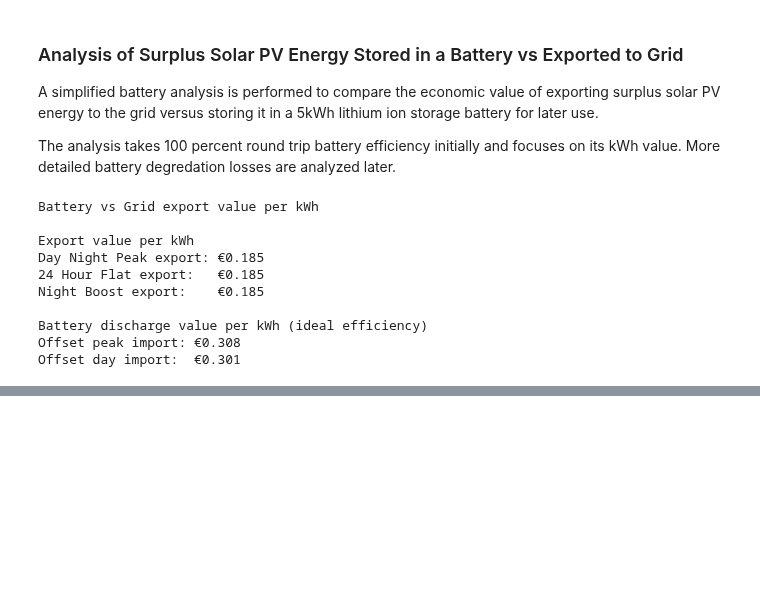
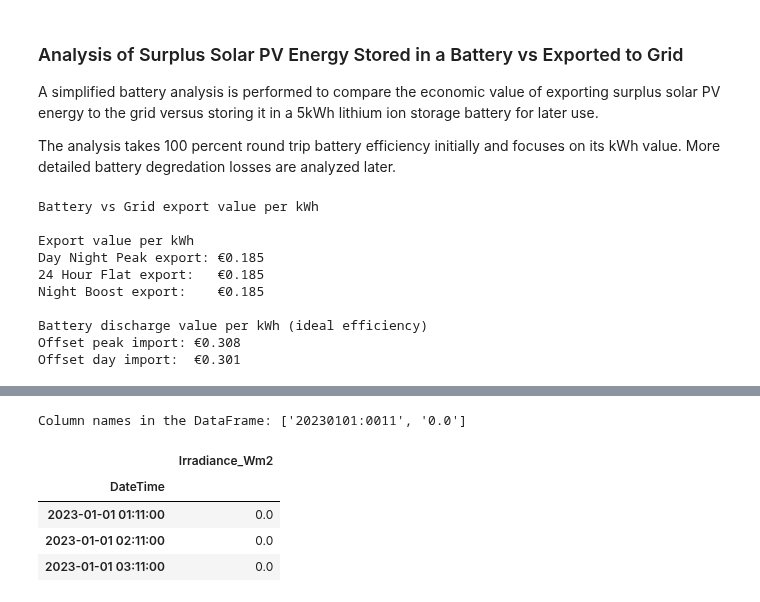
Before and after one commit to p-sav/PFDA, a Jupyter notebook: Project/Energy_analysis.ipynb, the cells around one changed output, grey strips where cells are left out. Saved outputs shown, nothing was run; the diff lists cells and outputs as text; code cells hidden in the pictures; blank space fills up the shorter version.

```diff
--- a/Project/Energy_analysis.ipynb
+++ b/Project/Energy_analysis.ipynb
@@ -867,0 +876,50 @@ Monthly surplus PV export values are disaggregated into daily values using measu
+# %%
+import pandas as pd
+
+# Path to local PVGIS CSV file
+pvgis_file_path = r"C:\Users\CAD-PC\Desktop\GitHub - Cloned Repository\PFDA\Project\pvgis_timeseries_data.csv"
+
+# Read PVGIS CSV
+df_pvgis = pd.read_csv(
+    pvgis_file_path,
+    skiprows=9,          # Skip metadata rows so header is read correctly
+    sep=",",             # Explicit separator
+    engine="python"      # More tolerant CSV parser
+)
+
+# Keep only the expected data columns
+df_pvgis = df_pvgis.iloc[:, [0, 1]]  # Select the first two columns based on their positions
+
+# Rename columns to clearer names
+# Inspect the actual column names in the DataFrame
+print("Column names in the DataFrame:", df_pvgis.columns.tolist())
+
+# Rename columns based on the actual column names
+df_pvgis = df_pvgis.rename(columns={
+    df_pvgis.columns[0]: 'DateTime',  # Rename the first column to 'DateTime'
+    df_pvgis.columns[1]: 'Irradiance_Wm2'  # Rename the second column to 'Irradiance_Wm2'
+})
+
+# Convert DateTime column to pandas datetime
+# PVGIS format: YYYYMMDD:HHMM
+df_pvgis['DateTime'] = pd.to_datetime(
+    df_pvgis['DateTime'],
+    format='%Y%m%d:%H%M',
+    errors='coerce'      # Drop any non-date junk safely
+)
+
+# Drop any rows that failed datetime conversion
+df_pvgis = df_pvgis.dropna(subset=['DateTime'])
+
+# Set DateTime as index
+df_pvgis = df_pvgis.set_index('DateTime')
+
+# Preview cleaned data
+df_pvgis.head(3)
+# %% [output]
+Column names in the DataFrame: ['20230101:0011', '0.0']
+|  | Irradiance_Wm2 |
+| DateTime |  |
+| 2023-01-01 01:11:00 | 0.0 |
+| 2023-01-01 02:11:00 | 0.0 |
+| 2023-01-01 03:11:00 | 0.0 |
```
Also changed, not shown: parts of 6 cells of this notebook, 1 other file.
